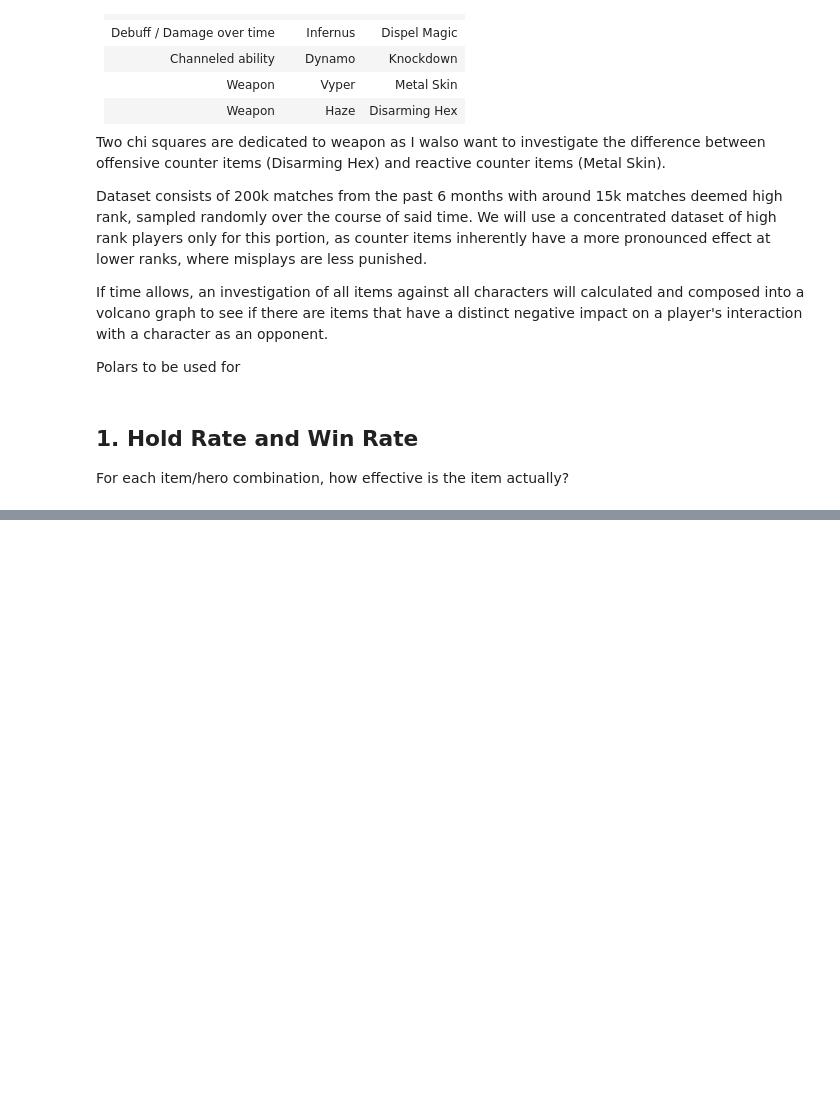
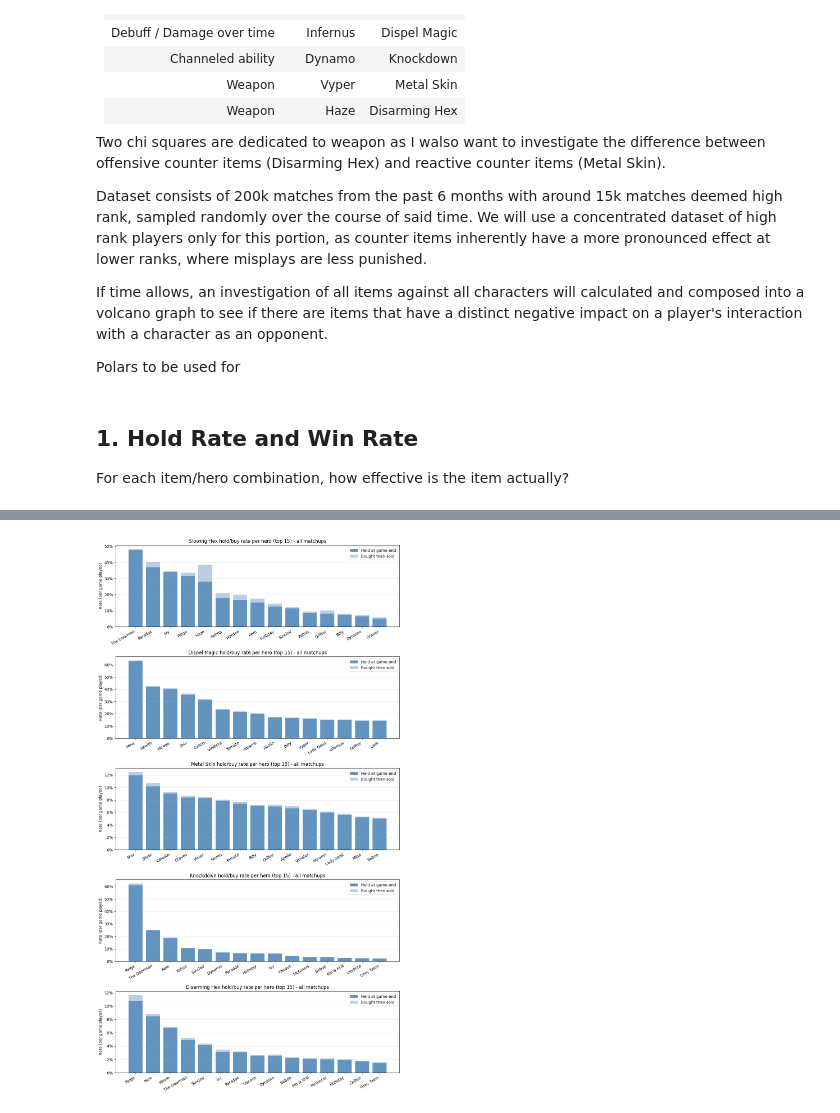
Before and after one commit to swstevens/604-Final-Deadlock-Item-Effectiveness-Study, a Jupyter notebook: final.ipynb, the cells around one changed output, grey strips where cells are left out. Cells and saved outputs as stored; diff of their text form; code cells hidden in the pictures; blank space fills up the shorter version.

```diff
--- a/final.ipynb
+++ b/final.ipynb
@@ -148,0 +160,37 @@ plt.show()
+# %%
+hero_games = players_df.groupby('hero_id').size().rename('games')
+
+fig, axes = plt.subplots(len(hero_item_map), 1, figsize=(11, 4 * len(hero_item_map)))
+
+for i, (hero, item_id) in enumerate(hero_item_map.items()):
+    item_name = item_id_to_name[item_id]
+    by_hero = (
+        items_df[items_df['item_id'] == item_id]
+        .groupby('hero_id')
+        .agg(times_bought=('held', 'count'), times_held=('held', 'sum'))
+        .reset_index()
+        .merge(hero_games, on='hero_id')
+        .assign(
+            hero_name=lambda d: d['hero_id'].map(hero_id_to_name),
+            hold_rate=lambda d: d['times_held']  / d['games'],
+            buy_rate= lambda d: d['times_bought'] / d['games'],
+        )
+        .sort_values('hold_rate', ascending=False)
+    )
+
+    top = by_hero.head(15)
+    ax = axes[i]
+    x = np.arange(len(top))
+    ax.bar(x, top['hold_rate'], color='steelblue', alpha=0.85, label='Held at game end')
+    ax.bar(x, top['buy_rate'] - top['hold_rate'], bottom=top['hold_rate'],
+           color='lightsteelblue', alpha=0.85, label='Bought then sold')
+    ax.set_xticks(x); ax.set_xticklabels(top['hero_name'], rotation=30, ha='right')
+    ax.set_ylabel('Rate (per game played)')
+    ax.yaxis.set_major_formatter('{x:.0%}')
+    ax.set_title(f'{item_name} hold/buy rate per hero (top 15) - all matchups')
+    ax.legend(); ax.grid(axis='y', alpha=0.3)
+
+plt.tight_layout()
+plt.show()
+# %% [output]
+[figure, added]
```
Also changed, not shown: parts of 5 cells of this notebook, 20 other files.
